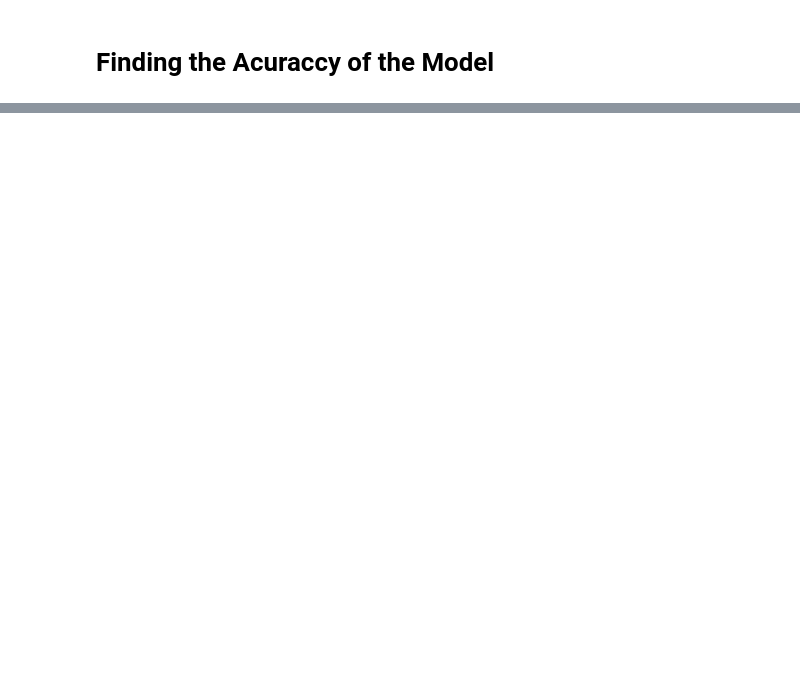
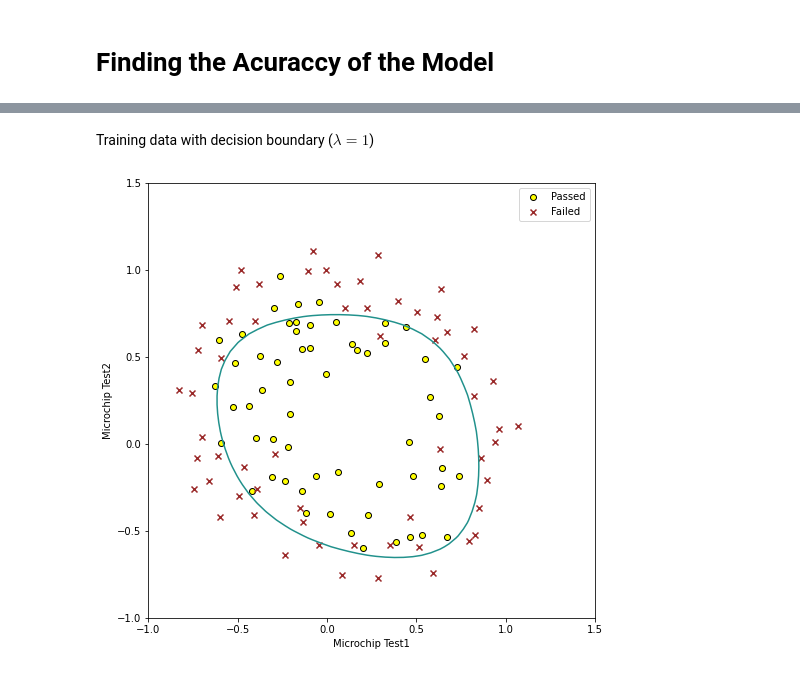
Before and after one commit to aenoboa1/ML-Coursera_AndrewNG, a Jupyter notebook: Week_3/Exercise2/exercise3.ipynb, the cells around one changed output, grey strips where cells are left out. Drawn from its saved outputs; the diff is of its cells as text; code cells hidden in the pictures; blank space fills up the shorter version.

```diff
--- a/Week_3/Exercise2/exercise3.ipynb
+++ b/Week_3/Exercise2/exercise3.ipynb
@@ -272,0 +457,5 @@ array([-25.24899461,   0.20692816,   0.20218475])
+# %%
+output = opt.fmin_tnc(func = costFunctionReg, x0 = theta.flatten(), fprime = lr_gradient, \
+                         args = (X, y.values.flatten(), lmbda))
+theta = output[0]
+print(theta) # theta contains the optimized values
@@ -272,0 +528,42 @@ array([-25.24899461,   0.20692816,   0.20218475])
+# %%
+
+def mapFeatureForPlotting(X1, X2):
+    degree = 6
+    out = np.ones(1)
+    for i in range(1, degree+1):
+        for j in range(i+1):
+            out = np.hstack((out, np.multiply(np.power(X1, i-j), np.power(X2, j))))
+    return out
+# %%
+
+def PlotData(X,y,theta):
+    u = np.linspace(-1, 1.5, 50)
+    v = np.linspace(-1, 1.5, 50)
+    z = np.zeros((len(u), len(v)))
+
+    for i in range(len(u)):
+        for j in range(len(v)):
+            z[i,j] = np.dot(mapFeatureForPlotting(u[i], v[j]), theta)
+
+    mask = y.values.flatten() == 1
+    X = data.iloc[:,:-1]
+
+
+    adm = plt.scatter(X[mask]["Microchip_Test_2"], X[mask]["Microchip_Test_1"],color="yellow",edgecolors='black')
+        #  y == 0 :
+    not_adm = plt.scatter(X[~mask]["Microchip_Test_2"], X[~mask]["Microchip_Test_1"],marker="x",color="#9A2A2A")
+
+
+    plt.contour(u,v,z,0)
+
+    plt.xlabel('Microchip Test1')
+    plt.ylabel('Microchip Test2')
+
+    plt.legend((adm, not_adm), ('Passed', 'Failed'))
+    plt.show()
+# %% [markdown]
+Training data with decision boundary ($\lambda=1$)
+# %%
+PlotData(X,y, theta)
+# %% [output]
+[figure, added]
```
Also changed, not shown: parts of 40 cells of this notebook, 1 other file.
